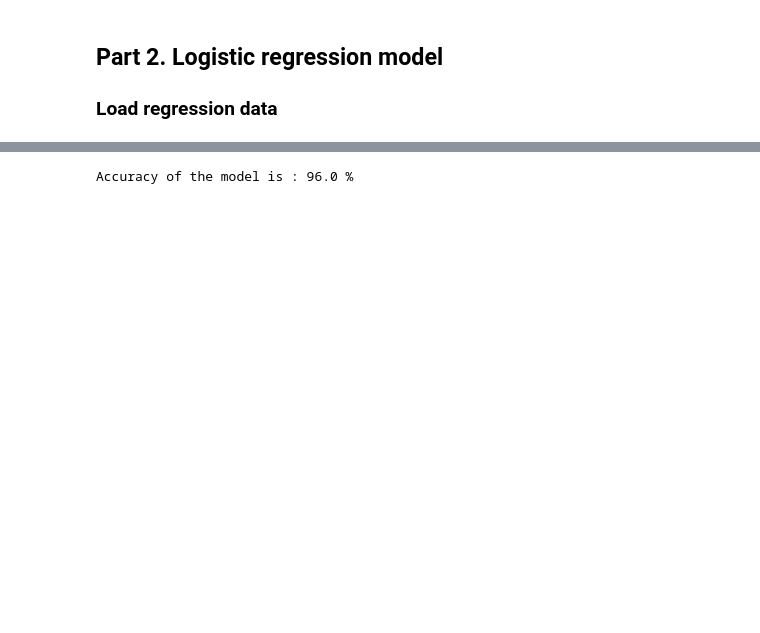
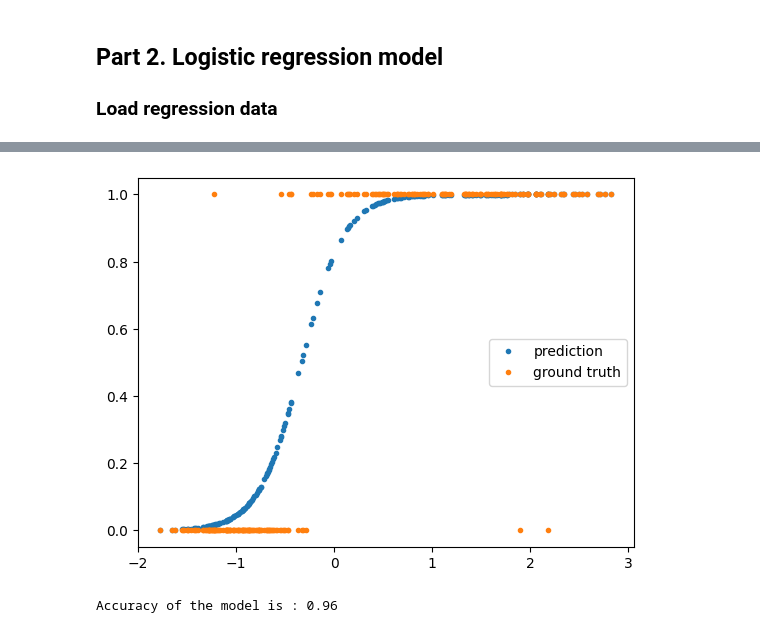
Before and after one commit to krz-max/Introduction-to-Machine-Learning, a Jupyter notebook: HW1/109511028_HW1.ipynb, the cells around one changed output, grey strips where cells are left out. Cells and saved outputs as stored; diff of their text form; code cells hidden in the pictures; blank space fills up the shorter version.

```diff
--- a/HW1/109511028_HW1.ipynb
+++ b/HW1/109511028_HW1.ipynb
@@ -217,18 +248,23 @@ intercepts(B): 1.6157019268841606
+# %%
+plt.plot(x_test, y_pred, '.')
+plt.plot(x_test, y_test, '.')
+plt.savefig('logistic_result.jpg')
+plt.legend(['prediction', 'ground truth'])
+plt.show()
+# %% [output]
+[figure, added]
 # %%
 """ testing the accuracy of the model
-def accuracy(x, y, w, b):
+"""
+def accuracy(x, y, weight):
 
-    z = np.dot(w.T, x) + b
+    z = np.dot(weight, x)
     y_pred = sigmoid(z)
 
-    y_pred = y_pred > 0.5
+    y_pred = np.where(y_pred > 0.5, 1, 0)
 
-    y_pred = np.array(y_pred, dtype = 'int64')
+    print(f'Accuracy of the model is : {accuracy_score(y, y_pred.T)}')
 
-    acc = (1 - np.sum(np.absolute(y_pred - y))/y.shape[1])*100
-    print("Accuracy of the model is :", acc, "%")
-
-accuracy(x_test, y_test, w, b)
-"""
+accuracy(test_data, y_test, weight)
 # %% [output]
-Accuracy of the model is : 96.0 %
+Accuracy of the model is : 0.96
```
Also changed, not shown: parts of 18 cells of this notebook, 12 other files.
